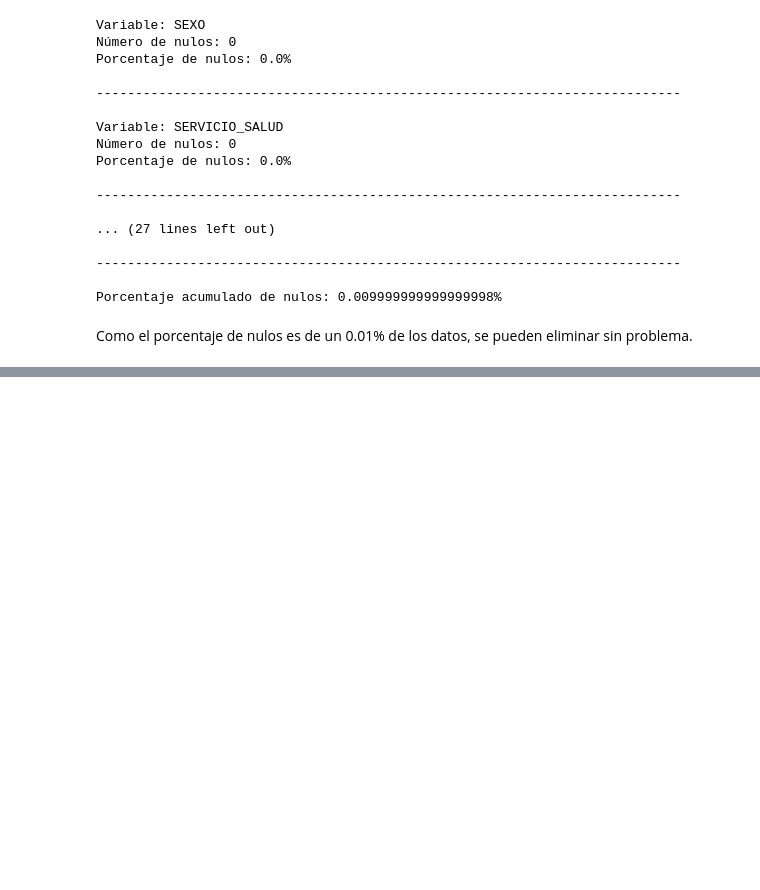
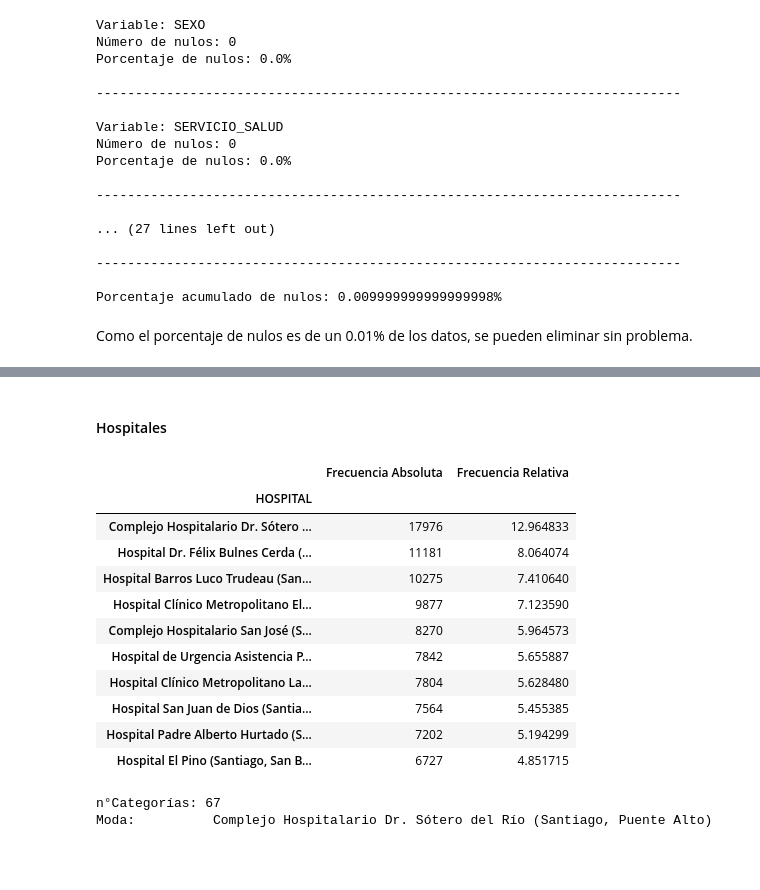
Before and after one commit to VichoRamirez/TOPD, a Jupyter notebook: Entrega_4/Entrega4_Vicente_y_Sebastián_Ramírez.ipynb, the cells around one changed output, grey strips where cells are left out. Drawn from its saved outputs; the diff is of its cells as text; code cells hidden in the pictures; blank space fills up the shorter version.

```diff
--- a/Entrega_4/Entrega4_Vicente_y_Sebastián_Ramírez.ipynb
+++ b/Entrega_4/Entrega4_Vicente_y_Sebastián_Ramírez.ipynb
@@ -383,0 +370,25 @@ memory usage: 16.0+ MB
+# %% [markdown]
+#### Hospitales
+# %%
+medidas = df.groupby("HOSPITAL")["HOSPITAL"].count().to_frame(name = "Frecuencia Absoluta").sort_values(by = "Frecuencia Absoluta", ascending = False)
+medidas["Frecuencia Relativa"] = medidas["Frecuencia Absoluta"]*100 / sum(medidas["Frecuencia Absoluta"])
+display(medidas.head(10))
+print(f'n°Categorías: {len(medidas)}')
+print(f'Moda:         {medidas.index[0]}')
+# %% [output]
+|  | Frecuencia Absoluta | Frecuencia Relativa |
+| HOSPITAL |  |  |
+| Complejo Hospitalario Dr. Sótero ... | 17976 | 12.964833 |
+| Hospital Dr. Félix Bulnes Cerda (... | 11181 | 8.064074 |
+| Hospital Barros Luco Trudeau (San... | 10275 | 7.410640 |
+| Hospital Clínico Metropolitano El... | 9877 | 7.123590 |
+| Complejo Hospitalario San José (S... | 8270 | 5.964573 |
+| Hospital de Urgencia Asistencia P... | 7842 | 5.655887 |
+| Hospital Clínico Metropolitano La... | 7804 | 5.628480 |
+| Hospital San Juan de Dios (Santia... | 7564 | 5.455385 |
+| Hospital Padre Alberto Hurtado (S... | 7202 | 5.194299 |
+| Hospital El Pino (Santiago, San B... | 6727 | 4.851715 |
+n°Categorías: 67
+Moda:          Complejo Hospitalario Dr. Sótero del Río (Santiago, Puente Alto)
+# %% [markdown]
+####
```
Also changed, not shown: parts of 14 cells of this notebook.
